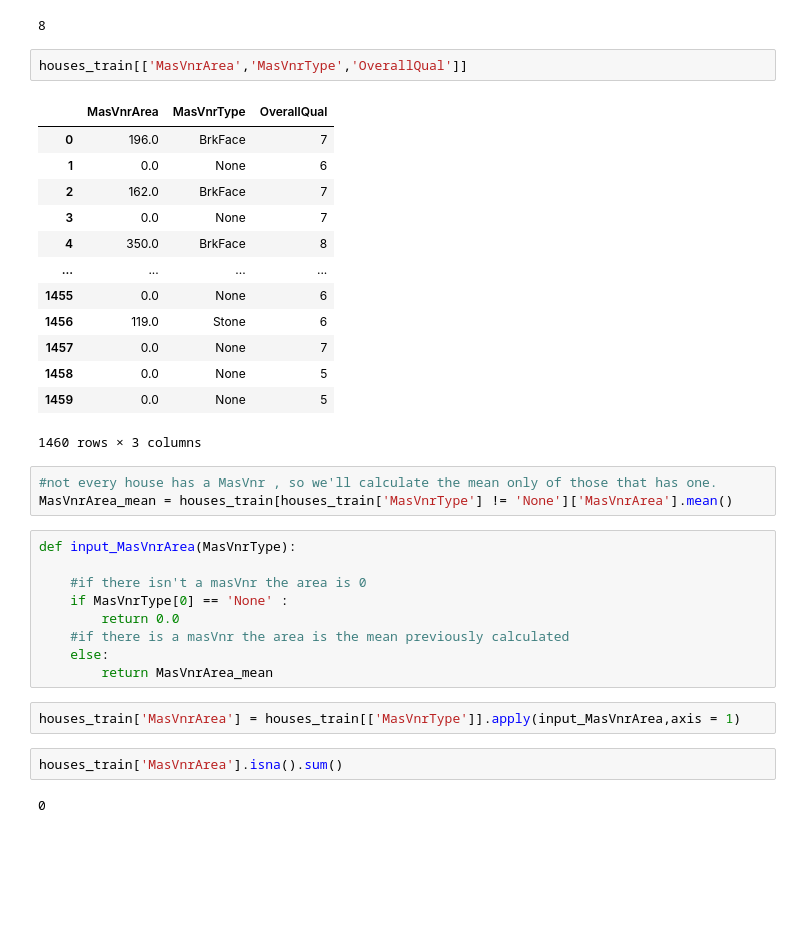
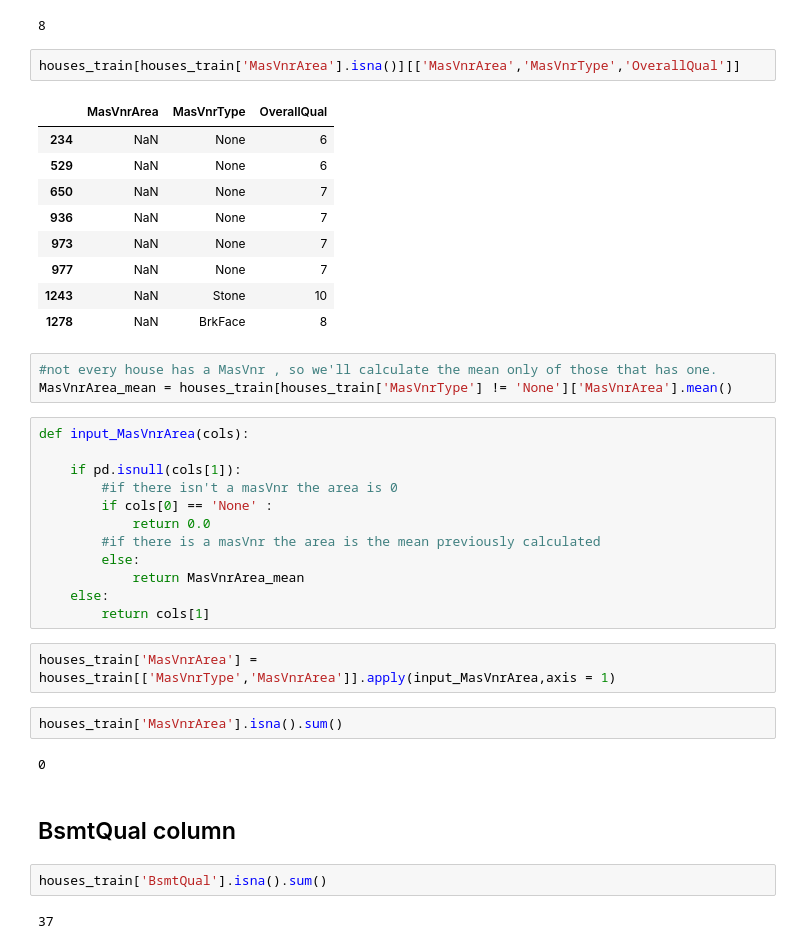
Before and after one commit to RaphaelRoriz/Machine-learning, a Jupyter notebook: housesPricesDataset/House Prices regressions.ipynb, the cells around one changed output. Saved outputs shown, nothing was run; the diff lists cells and outputs as text; blank space fills up the shorter version.

```diff
--- a/housesPricesDataset/House Prices regressions.ipynb
+++ b/housesPricesDataset/House Prices regressions.ipynb
@@ -148,36 +194,41 @@ houses_train['MasVnrArea'].isna().sum()
 # %% [output]
 8
 # %%
-houses_train[['MasVnrArea','MasVnrType','OverallQual']]
+houses_train[houses_train['MasVnrArea'].isna()][['MasVnrArea','MasVnrType','OverallQual']]
 # %% [output]
 |  | MasVnrArea | MasVnrType | OverallQual |
-| 0 | 196.0 | BrkFace | 7 |
-| 1 | 0.0 | None | 6 |
-| 2 | 162.0 | BrkFace | 7 |
-| 3 | 0.0 | None | 7 |
-| 4 | 350.0 | BrkFace | 8 |
-| ... | ... | ... | ... |
-| 1455 | 0.0 | None | 6 |
-| 1456 | 119.0 | Stone | 6 |
-| 1457 | 0.0 | None | 7 |
-| 1458 | 0.0 | None | 5 |
-| 1459 | 0.0 | None | 5 |
+| 234 | NaN | None | 6 |
+| 529 | NaN | None | 6 |
+| 650 | NaN | None | 7 |
+| 936 | NaN | None | 7 |
+| 973 | NaN | None | 7 |
+| 977 | NaN | None | 7 |
+| 1243 | NaN | Stone | 10 |
+| 1278 | NaN | BrkFace | 8 |
-1460 rows × 3 columns
 # %%
 #not every house has a MasVnr , so we'll calculate the mean only of those that has one.
 MasVnrArea_mean = houses_train[houses_train['MasVnrType'] != 'None']['MasVnrArea'].mean()
 # %%
-def input_MasVnrArea(MasVnrType):
+def input_MasVnrArea(cols):
 
-    #if there isn't a masVnr the area is 0
-    if MasVnrType[0] == 'None' :
-        return 0.0
-    #if there is a masVnr the area is the mean previously calculated
+    if pd.isnull(cols[1]):
+        #if there isn't a masVnr the area is 0
+        if cols[0] == 'None' :
+            return 0.0
+        #if there is a masVnr the area is the mean previously calculated
+        else:
+            return MasVnrArea_mean
     else:
-        return MasVnrArea_mean
+        return cols[1]
 # %%
-houses_train['MasVnrArea'] = houses_train[['MasVnrType']].apply(input_MasVnrArea,axis = 1)
+houses_train['MasVnrArea'] = houses_train[['MasVnrType','MasVnrArea']].apply(input_MasVnrArea,axis = 1)
 # %%
 houses_train['MasVnrArea'].isna().sum()
 # %% [output]
 0
+# %% [markdown]
+## BsmtQual column
+# %%
+houses_train['BsmtQual'].isna().sum()
+# %% [output]
+37
```
Also changed, not shown: parts of 44 cells of this notebook.
